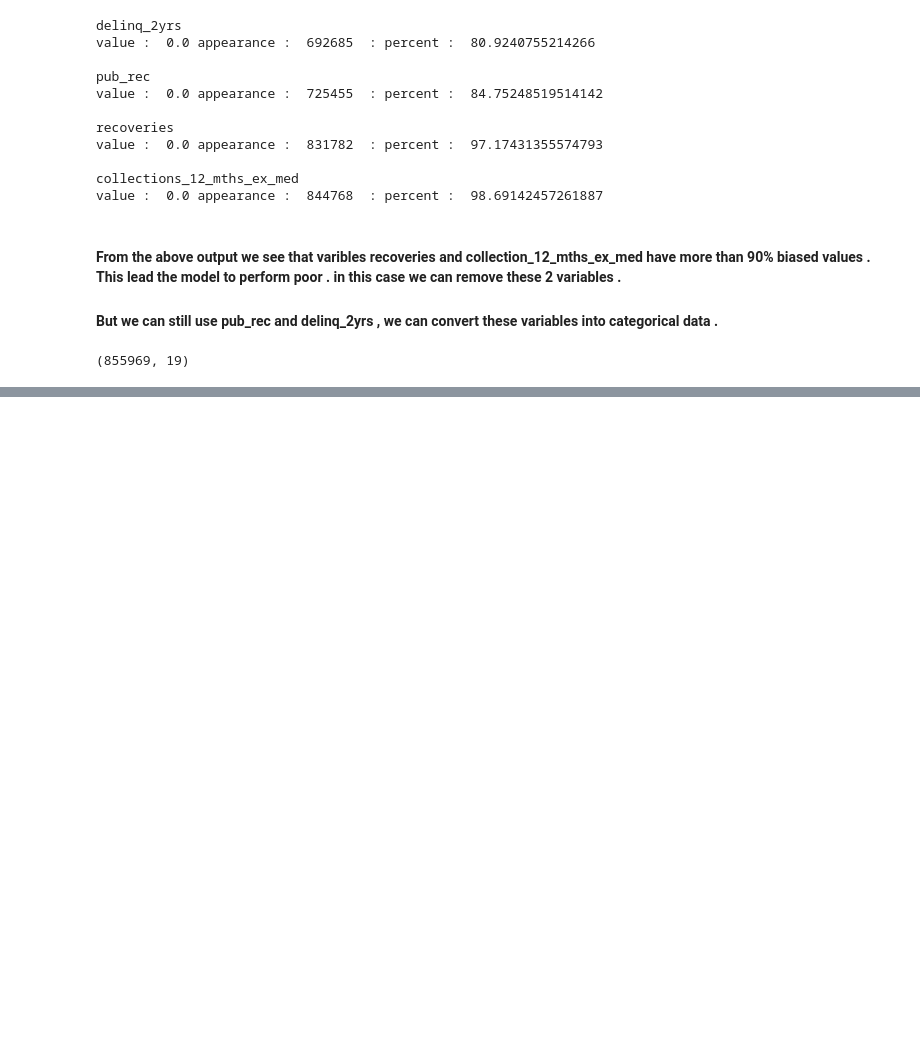
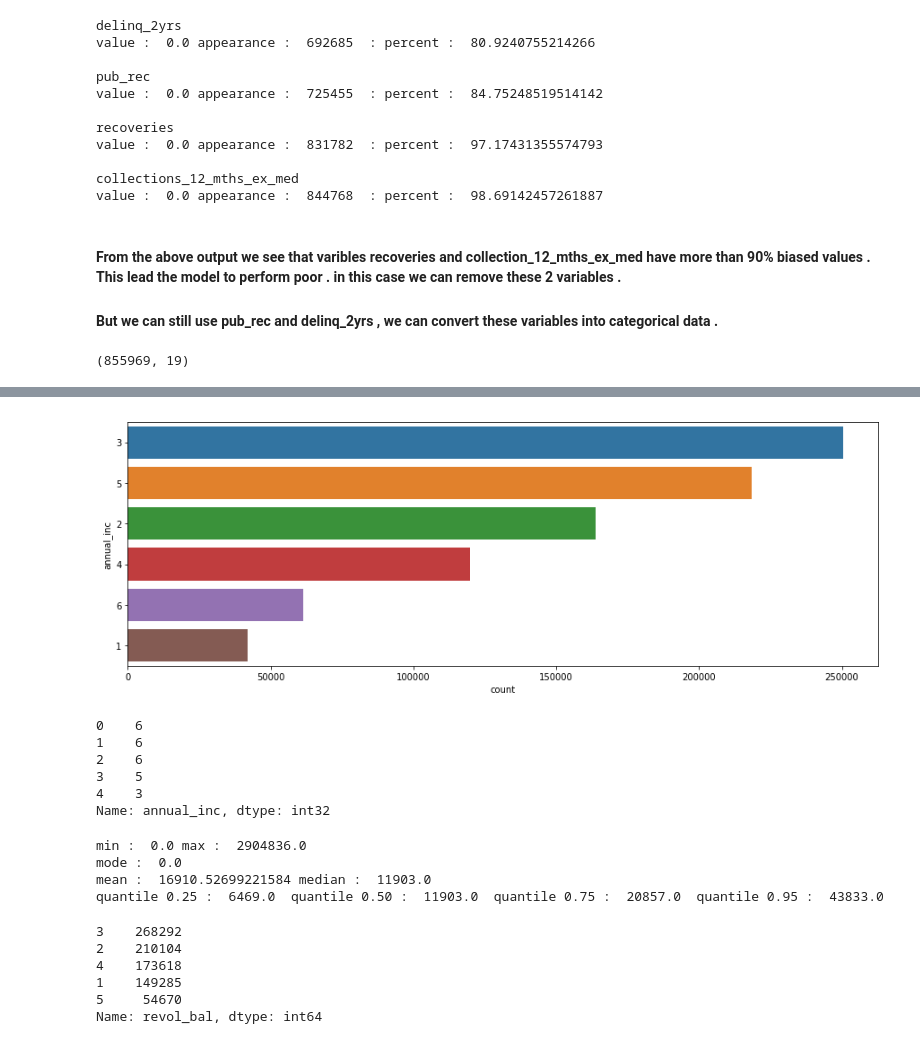
Before and after one commit to kushal9090/Data-Science-Final-Project-on-Loan-Default, a Jupyter notebook: Underwritting.ipynb, the cells around one changed output, grey strips where cells are left out. Saved outputs shown, nothing was run; the diff lists cells and outputs as text; code cells hidden in the pictures; blank space fills up the shorter version.

```diff
--- a/Underwritting.ipynb
+++ b/Underwritting.ipynb
@@ -315,3 +315,7 @@ df_copy = df_copy.drop(['recoveries','collections_12_mths_ex_med'],axis=1)
 df_copy.shape
 # %% [output]
 (855969, 19)
+# %%
+df_copy["delinq_2yrs"] = df_copy["delinq_2yrs"].astype(int)
+df_copy["delinq_2yrs"][df_copy["delinq_2yrs"] > 0 ] = 1
+df_copy["delinq_2yrs"].unique()
@@ -317,0 +324,4 @@ df_copy.shape
+# %%
+df_copy["pub_rec"] = df_copy["pub_rec"].astype(int)
+df_copy["pub_rec"][df_copy["pub_rec"] > 0 ] = 1
+df_copy["pub_rec"].unique()
@@ -317,0 +343,4 @@ df_copy.shape
+# %%
+cat_an = pd.cut(df_copy["annual_inc"] , bins = [0,30000,50000,60000,90000,150000,9600000] ,
+                labels = [6 , 5 , 4 , 3 , 2 , 1])
+print(cat_an.value_counts())
@@ -317,0 +355,43 @@ df_copy.shape
+# %%
+c = Counter(cat_an)
+labels = []
+for i in np.arange(0 , 6):
+        labels.append(c.most_common()[i][0])
+
+sns.countplot(y = cat_an , order=labels )
+plt.show()
+# %% [output]
+[figure, added]
+# %%
+df_copy["annual_inc"] = cat_an
+df_copy["annual_inc"] = df_copy["annual_inc"].astype(int)
+print(df_copy["annual_inc"].head())
+# %% [output]
+0    6
+1    6
+2    6
+3    5
+4    3
+Name: annual_inc, dtype: int32
+# %%
+print("min : ",min(df_copy["revol_bal"]) ,"max : ", max(df_copy["revol_bal"]))
+print("mode : ",df_copy["revol_bal"].mode()[0])
+print("mean : ",np.mean(df_copy["revol_bal"]) ,"median : ",np.median(df["revol_bal"]))
+print("quantile 0.25 : ",df_copy["revol_bal"].quantile(0.25) ," quantile 0.50 : ", df_copy["revol_bal"].quantile(0.50) ,
+      " quantile 0.75 : ",df_copy["revol_bal"].quantile(0.75) ," quantile 0.95 : ", df_copy["revol_bal"].quantile(0.95))
+# %% [output]
+min :  0.0 max :  2904836.0
+mode :  0.0
+mean :  16910.52699221584 median :  11903.0
+quantile 0.25 :  6469.0  quantile 0.50 :  11903.0  quantile 0.75 :  20857.0  quantile 0.95 :  43833.0
+# %%
+cat_revol = pd.cut(df_copy["revol_bal"] , bins = [-1,5000,10000,20000,40000,3000000 ] ,
+                   labels = [1,2,3,4,5])
+print(cat_revol.value_counts())
+# %% [output]
+3    268292
+2    210104
+4    173618
+1    149285
+5     54670
+Name: revol_bal, dtype: int64
```
Also changed, not shown: parts of 22 cells of this notebook.
